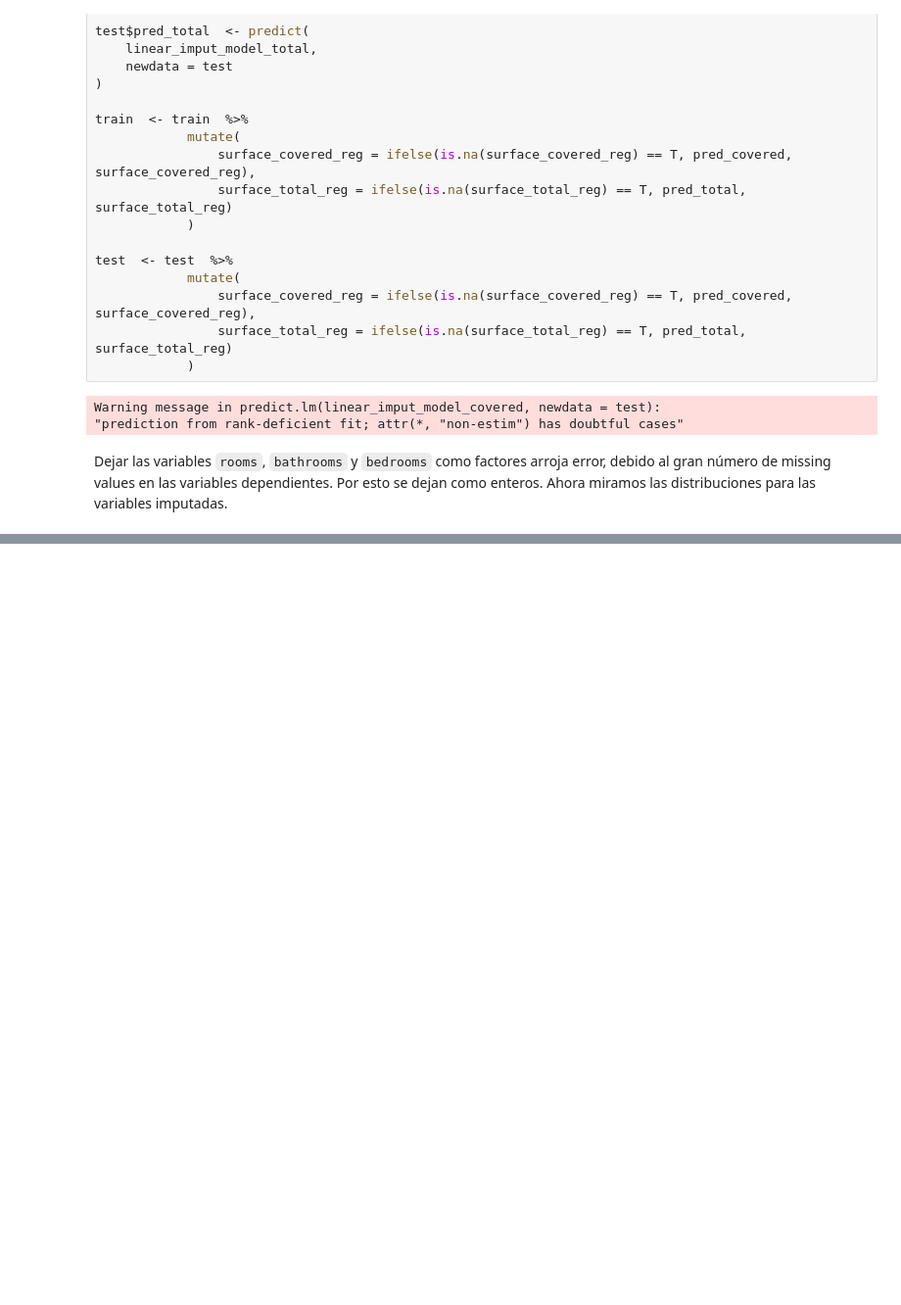
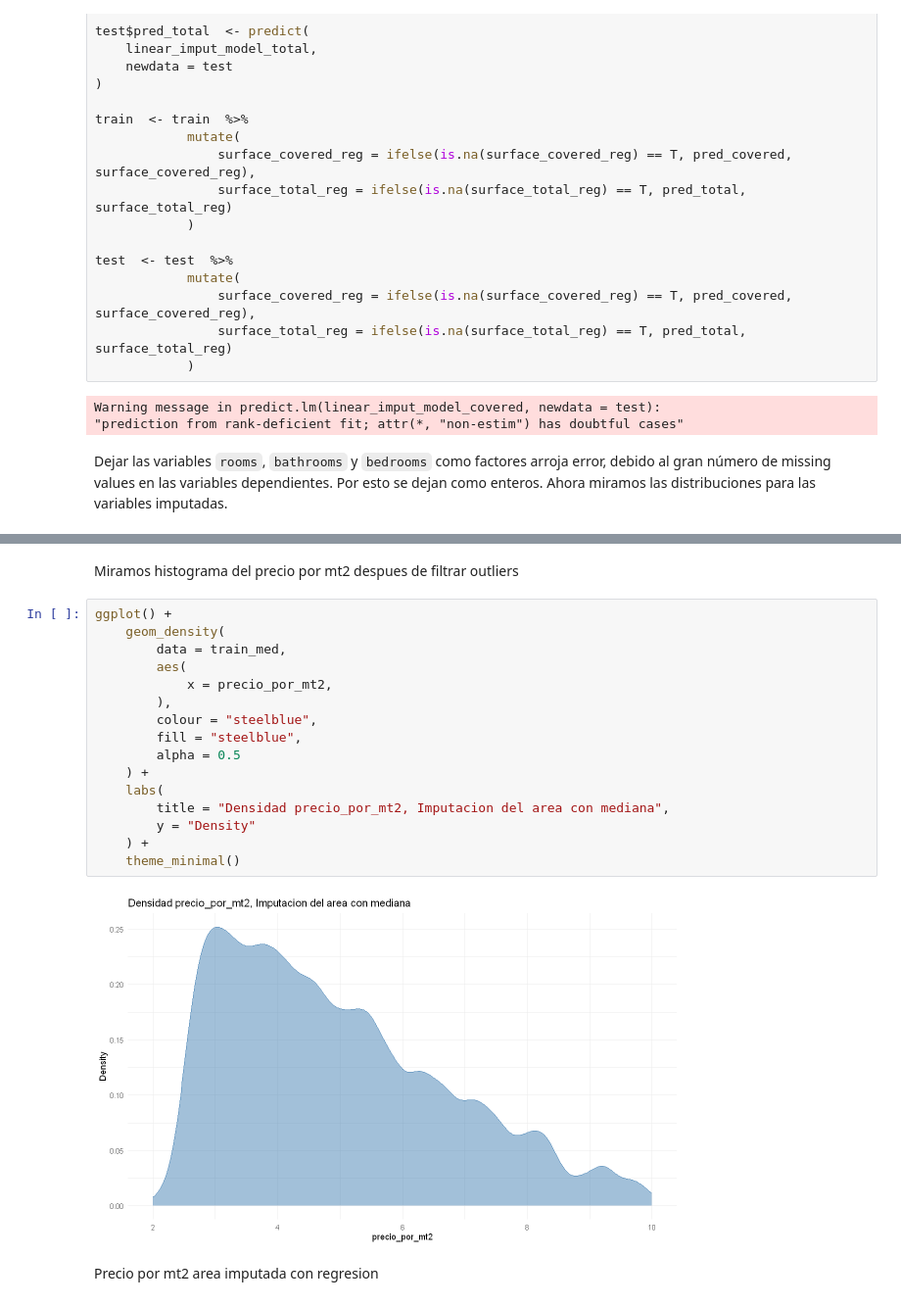
Before and after one commit to nicolozanoh/202510-MLBD-PS3, a Jupyter notebook: scripts/cuadernos/01_Limpieza_Datos.ipynb, the cells around one changed output, grey strips where cells are left out. Shown at 98% size. Cells and saved outputs as stored; diff of their text form; blank space fills up the shorter version.

Commit message:
iumputacion regresion

```diff
--- a/scripts/cuadernos/01_Limpieza_Datos.ipynb
+++ b/scripts/cuadernos/01_Limpieza_Datos.ipynb
@@ -351,0 +455,22 @@ ggplot() +
+# %% [markdown]
+Miramos histograma del precio por mt2 despues de filtrar outliers
+# %%
+ggplot() +
+    geom_density(
+        data = train_med,
+        aes(
+            x = precio_por_mt2,
+        ),
+        colour = "steelblue",
+        fill = "steelblue",
+        alpha = 0.5
+    ) +
+    labs(
+        title = "Densidad precio_por_mt2, Imputacion del area con mediana",
+        y = "Density"
+    ) +
+    theme_minimal()
+# %% [output]
+[figure, added]
+# %% [markdown]
+Precio por mt2 area imputada con regresion
```
Also changed, not shown: parts of 27 cells of this notebook, 5 other files.
